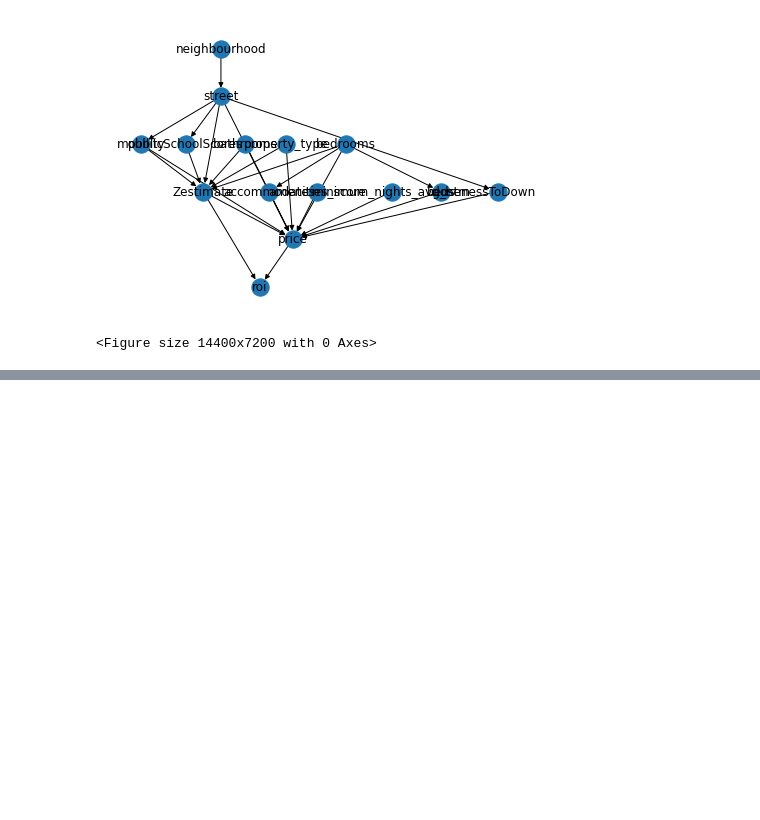
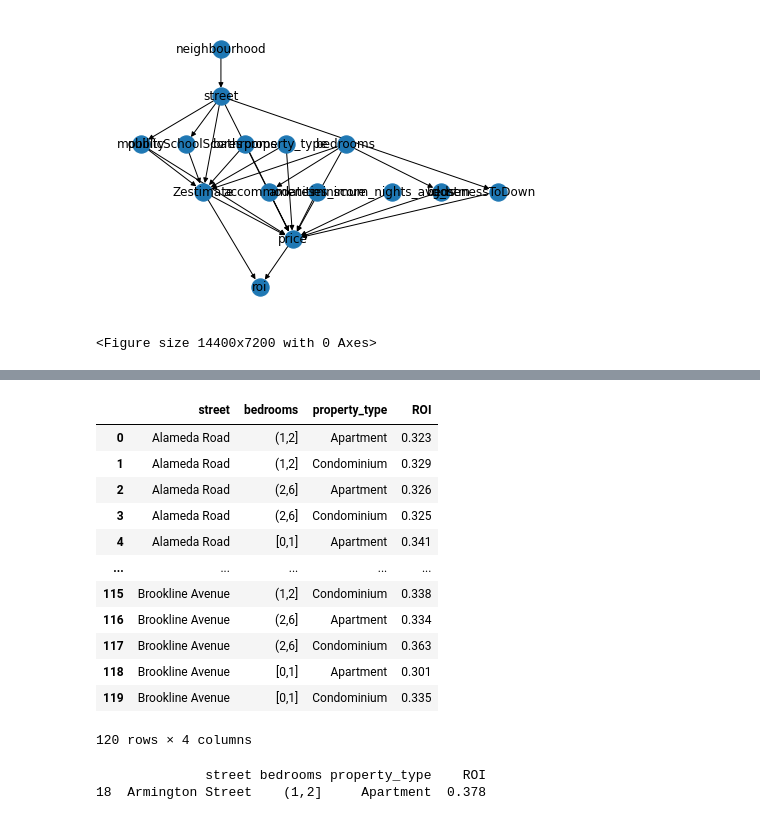
Before and after one commit to abdulrehman1997/Airbnb-analysis-using-causal-inference, a Jupyter notebook: airbnb_analysis.ipynb, the cells around one changed output, grey strips where cells are left out. Saved outputs shown, nothing was run; the diff lists cells and outputs as text; code cells hidden in the pictures; blank space fills up the shorter version.

```diff
--- a/airbnb_analysis.ipynb
+++ b/airbnb_analysis.ipynb
@@ -273,0 +540,19 @@ date and time = 09/12/2020 21:36:36
+# %%
+pyro.set_rng_seed(10)
+max_ = 0
+#Probability of ROI fixing the bedrooms using do operator
+for i in range(len(labels['street'])):
+    val = UsingDo('street', i)
+    print(labels['street'][i],':',val)
+    if val>max_:
+        max_ = val
+print(max_)
+print()
+pyro.set_rng_seed(10)
+max_=0
+for i in range(len(labels['street'])):
+    val = UsingConditional('street', i)
+    print(labels['street'][i],':',val)
+    if val>max_:
+        max_ = val
+print(max_)
@@ -273,0 +693,42 @@ date and time = 09/12/2020 21:36:36
+# %%
+new_df = pd.DataFrame(columns=['street','bedrooms','property_type','ROI'])
+ind = 0
+for i in range(len(params_street)):
+    for j in range(len(params_bedrooms)):
+        for k in range(len(params_property_type)):
+#             print("i = ",i,", j = ",j,", k = ",k)
+            intervention_model_complex = pyro.do(pyroModel, data={'street': torch.tensor(i),'amenities_score':torch.tensor(1),\
+                                                                'mobility':torch.tensor(4) , \
+                                                                'publicSchoolScores':torch.tensor(0),'property_type':torch.tensor(k),\
+                                                                'closenessToDowntown': torch.tensor(1), 'bedrooms': torch.tensor(j),\
+                                                                'bathrooms': torch.tensor(4)} )
+            posterior_complex = pyro.infer.Importance(intervention_model_complex, num_samples=5000).run()
+            marginal_complex = EmpiricalMarginal(posterior_complex,"roi")
+            samples_complex = [marginal_complex().item() for _ in range(1000)]
+            unique, counts = np.unique(samples_complex, return_counts=True)
+            roi = counts[1]/sum(counts)
+
+            new_df.loc[ind] = [labels['street'][i], labels['bedrooms'][j], labels['property_type'][k] , roi]
+            ind+=1
+
+
+new_df
+# %% [output]
+|  | street | bedrooms | property_type | ROI |
+| 0 | Alameda Road | (1,2] | Apartment | 0.323 |
+| 1 | Alameda Road | (1,2] | Condominium | 0.329 |
+| 2 | Alameda Road | (2,6] | Apartment | 0.326 |
+| 3 | Alameda Road | (2,6] | Condominium | 0.325 |
+| 4 | Alameda Road | [0,1] | Apartment | 0.341 |
+| ... | ... | ... | ... | ... |
+| 115 | Brookline Avenue | (1,2] | Condominium | 0.338 |
+| 116 | Brookline Avenue | (2,6] | Apartment | 0.334 |
+| 117 | Brookline Avenue | (2,6] | Condominium | 0.363 |
+| 118 | Brookline Avenue | [0,1] | Apartment | 0.301 |
+| 119 | Brookline Avenue | [0,1] | Condominium | 0.335 |
+120 rows × 4 columns
+# %%
+print(new_df[new_df.ROI == new_df.ROI.max()])
+# %% [output]
+              street bedrooms property_type    ROI
+18  Armington Street    (1,2]     Apartment  0.378
```
Also changed, not shown: parts of 38 cells of this notebook, 1 other file.
